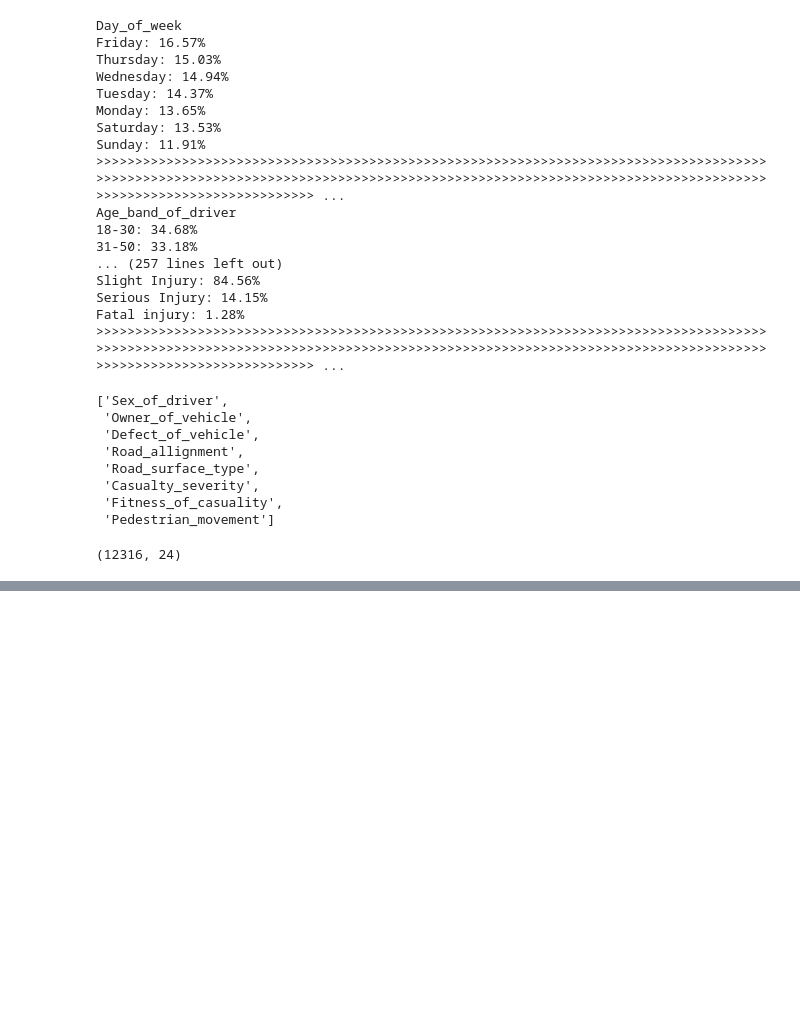
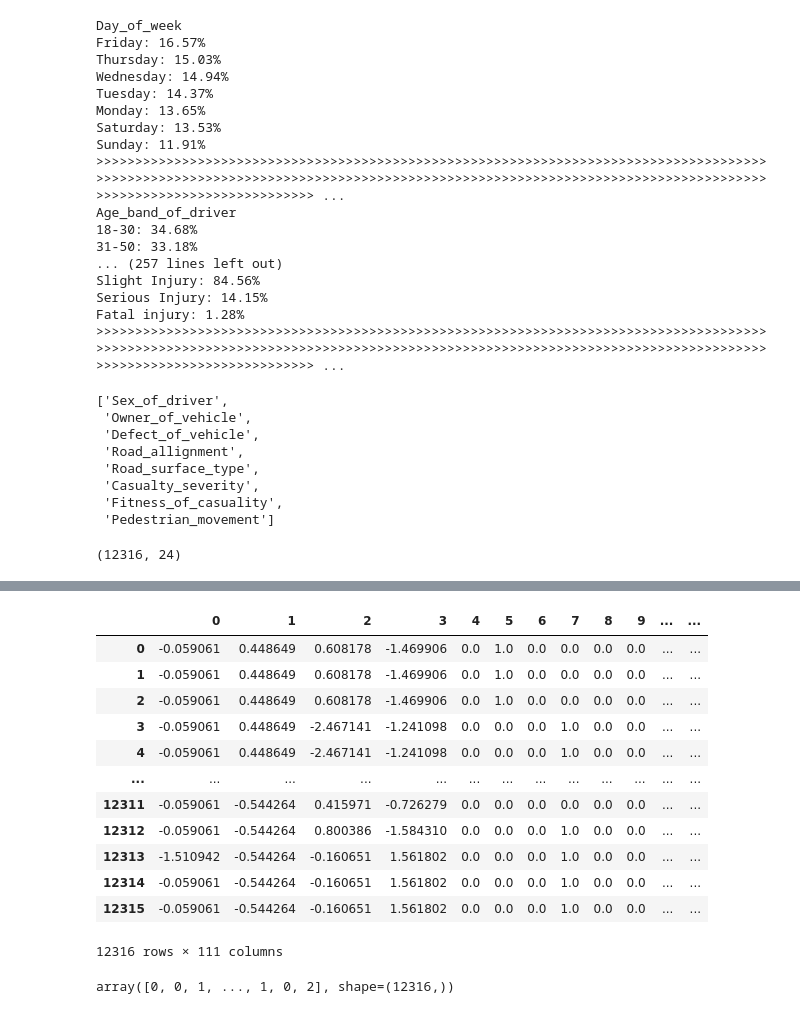
Before and after one commit to Gajender0707/Road_accident_severity_project, a Jupyter notebook: road_accident_severity.ipynb, the cells around one changed output, grey strips where cells are left out. Cells and saved outputs as stored; diff of their text form; code cells hidden in the pictures; blank space fills up the shorter version.

```diff
--- a/road_accident_severity.ipynb
+++ b/road_accident_severity.ipynb
@@ -527,0 +709,2 @@ data.shape
+# %%
+num_features=X.select_dtypes(["float","int"]).columns
@@ -527,0 +719,6 @@ data.shape
+# %%
+preprocessor=ColumnTransformer(
+    transformers=[
+    ("num",StandardScaler(),num_features),
+    ("cat",OneHotEncoder(),cat_features)
+])
@@ -527,0 +741,20 @@ data.shape
+# %%
+transformed_data=preprocessor.fit_transform(X)
+# %%
+X=transformed_data.toarray()
+# %%
+pd.DataFrame(X)
+# %% [output]
+|  | 0 | 1 | 2 | 3 | 4 | 5 | 6 | 7 | 8 | 9 | ... | ... |
+| 0 | -0.059061 | 0.448649 | 0.608178 | -1.469906 | 0.0 | 1.0 | 0.0 | 0.0 | 0.0 | 0.0 | ... | ... |
+| 1 | -0.059061 | 0.448649 | 0.608178 | -1.469906 | 0.0 | 1.0 | 0.0 | 0.0 | 0.0 | 0.0 | ... | ... |
+| 2 | -0.059061 | 0.448649 | 0.608178 | -1.469906 | 0.0 | 1.0 | 0.0 | 0.0 | 0.0 | 0.0 | ... | ... |
+| 3 | -0.059061 | 0.448649 | -2.467141 | -1.241098 | 0.0 | 0.0 | 0.0 | 1.0 | 0.0 | 0.0 | ... | ... |
+| 4 | -0.059061 | 0.448649 | -2.467141 | -1.241098 | 0.0 | 0.0 | 0.0 | 1.0 | 0.0 | 0.0 | ... | ... |
+| ... | ... | ... | ... | ... | ... | ... | ... | ... | ... | ... | ... | ... |
+| 12311 | -0.059061 | -0.544264 | 0.415971 | -0.726279 | 0.0 | 0.0 | 0.0 | 0.0 | 0.0 | 0.0 | ... | ... |
+| 12312 | -0.059061 | -0.544264 | 0.800386 | -1.584310 | 0.0 | 0.0 | 0.0 | 1.0 | 0.0 | 0.0 | ... | ... |
+| 12313 | -1.510942 | -0.544264 | -0.160651 | 1.561802 | 0.0 | 0.0 | 0.0 | 1.0 | 0.0 | 0.0 | ... | ... |
+| 12314 | -0.059061 | -0.544264 | -0.160651 | 1.561802 | 0.0 | 0.0 | 0.0 | 1.0 | 0.0 | 0.0 | ... | ... |
+| 12315 | -0.059061 | -0.544264 | -0.160651 | 1.561802 | 0.0 | 0.0 | 0.0 | 1.0 | 0.0 | 0.0 | ... | ... |
+12316 rows × 111 columns
@@ -527,0 +763,5 @@ data.shape
+# %%
+encoder=LabelEncoder()
+encoder.fit_transform(df["Age_band_of_casualty"])
+# %% [output]
+array([0, 0, 1, ..., 1, 0, 2], shape=(12316,))
```
Also changed, not shown: parts of 40 cells of this notebook.
